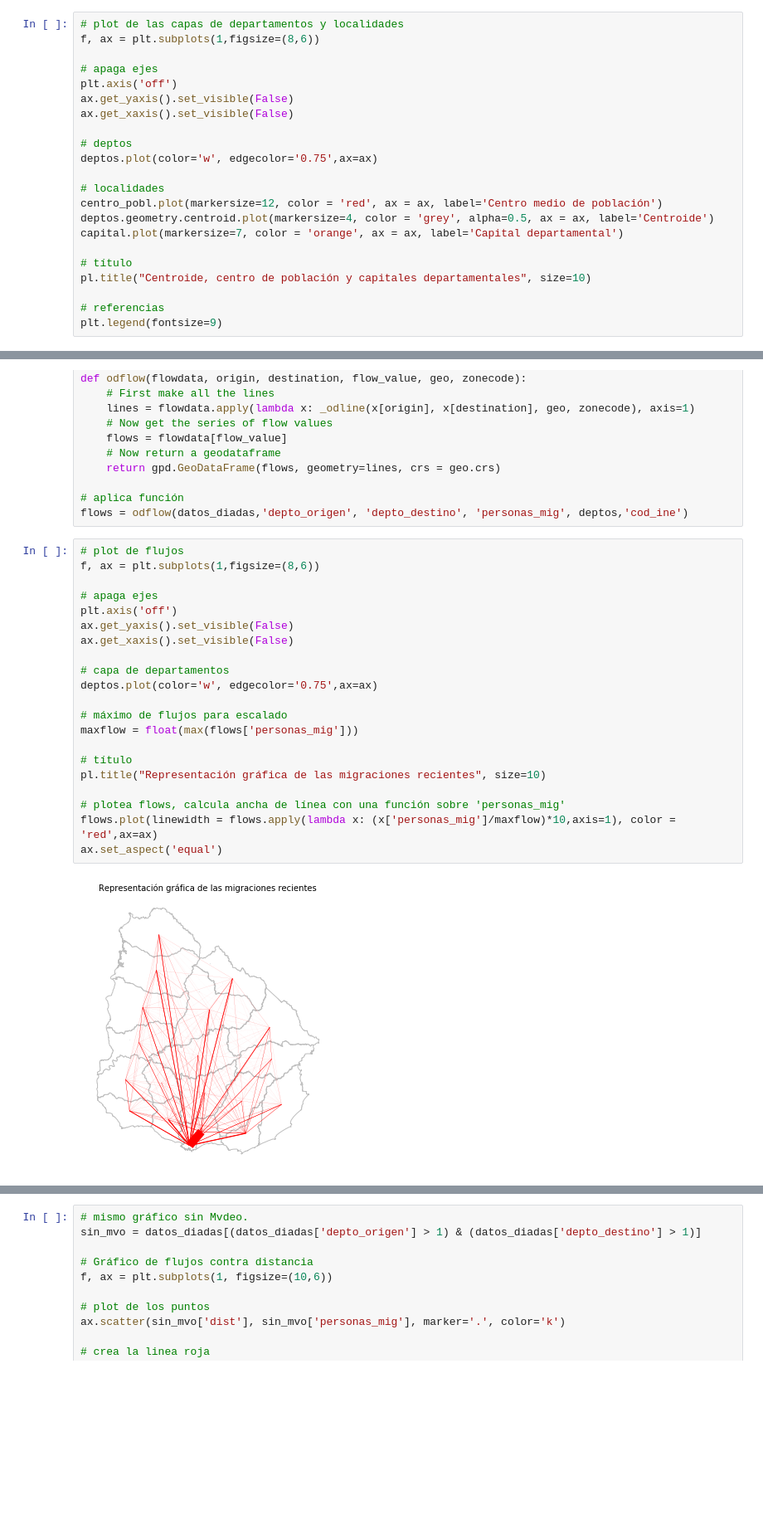
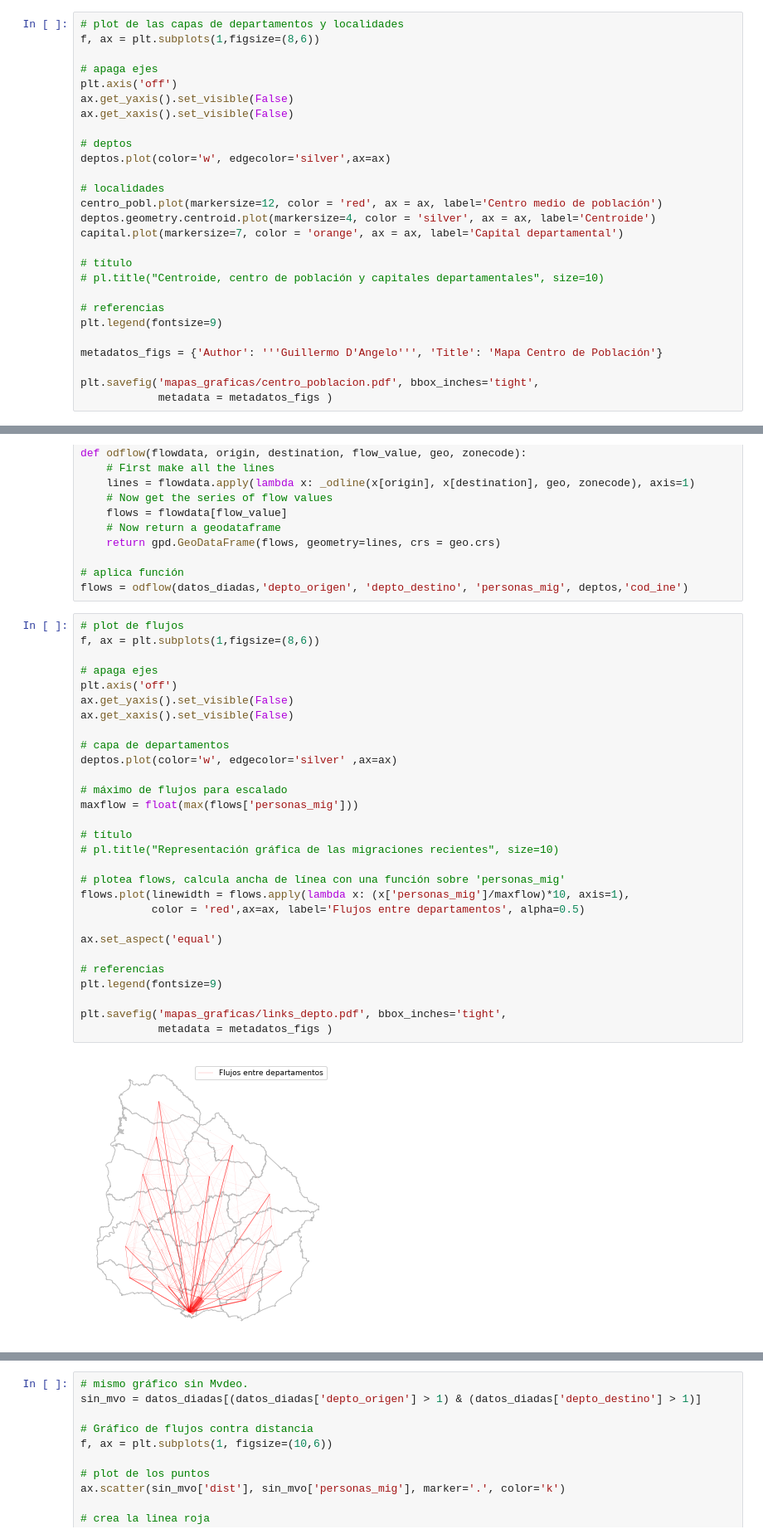
Before and after one commit to guillermodangelo/tesis, a Jupyter notebook: 02-metodologia.ipynb, the cells around one changed output, grey strips where cells are left out. Shown at 83% size. Saved outputs shown, nothing was run; the diff lists cells and outputs as text; blank space fills up the shorter version.

```diff
--- a/02-metodologia.ipynb
+++ b/02-metodologia.ipynb
@@ -141,16 +144,21 @@ ax.get_yaxis().set_visible(False)
 ax.get_xaxis().set_visible(False)
 
 # deptos
-deptos.plot(color='w', edgecolor='0.75',ax=ax)
+deptos.plot(color='w', edgecolor='silver',ax=ax)
 
 # localidades
 centro_pobl.plot(markersize=12, color = 'red', ax = ax, label='Centro medio de población')
-deptos.geometry.centroid.plot(markersize=4, color = 'grey', alpha=0.5, ax = ax, label='Centroide')
+deptos.geometry.centroid.plot(markersize=4, color = 'silver', ax = ax, label='Centroide')
 capital.plot(markersize=7, color = 'orange', ax = ax, label='Capital departamental')
 
 # título
-pl.title("Centroide, centro de población y capitales departamentales", size=10)
+# pl.title("Centroide, centro de población y capitales departamentales", size=10)
 
 # referencias
 plt.legend(fontsize=9)
+
+metadatos_figs = {'Author': '''Guillermo D'Angelo''', 'Title': 'Mapa Centro de Población'}
+
+plt.savefig('mapas_graficas/centro_poblacion.pdf', bbox_inches='tight',
+            metadata = metadatos_figs )
 # %% [output]
@@ -275,26 +326,34 @@ flows = odflow(datos_diadas,'depto_origen', 'depto_destino', 'personas_mig', dep
 # %%
 # plot de flujos
 f, ax = plt.subplots(1,figsize=(8,6))
 
 # apaga ejes
 plt.axis('off')
 ax.get_yaxis().set_visible(False)
 ax.get_xaxis().set_visible(False)
 
 # capa de departamentos
-deptos.plot(color='w', edgecolor='0.75',ax=ax)
+deptos.plot(color='w', edgecolor='silver' ,ax=ax)
 
 # máximo de flujos para escalado
 maxflow = float(max(flows['personas_mig']))
 
 # título
-pl.title("Representación gráfica de las migraciones recientes", size=10)
+# pl.title("Representación gráfica de las migraciones recientes", size=10)
 
 # plotea flows, calcula ancha de línea con una función sobre 'personas_mig'
-flows.plot(linewidth = flows.apply(lambda x: (x['personas_mig']/maxflow)*10,axis=1), color = 'red',ax=ax)
+flows.plot(linewidth = flows.apply(lambda x: (x['personas_mig']/maxflow)*10, axis=1),
+           color = 'red',ax=ax, label='Flujos entre departamentos', alpha=0.5)
+
 ax.set_aspect('equal')
+
+# referencias
+plt.legend(fontsize=9)
+
+plt.savefig('mapas_graficas/links_depto.pdf', bbox_inches='tight',
+            metadata = metadatos_figs )
 # %% [output]
-[figure, old version]
+[figure, new version]
 # %%
 # Gráfico de flujos contra distancia
 f, ax = plt.subplots(1, figsize=(10,6))
```
Also changed, not shown: parts of 33 cells of this notebook.
